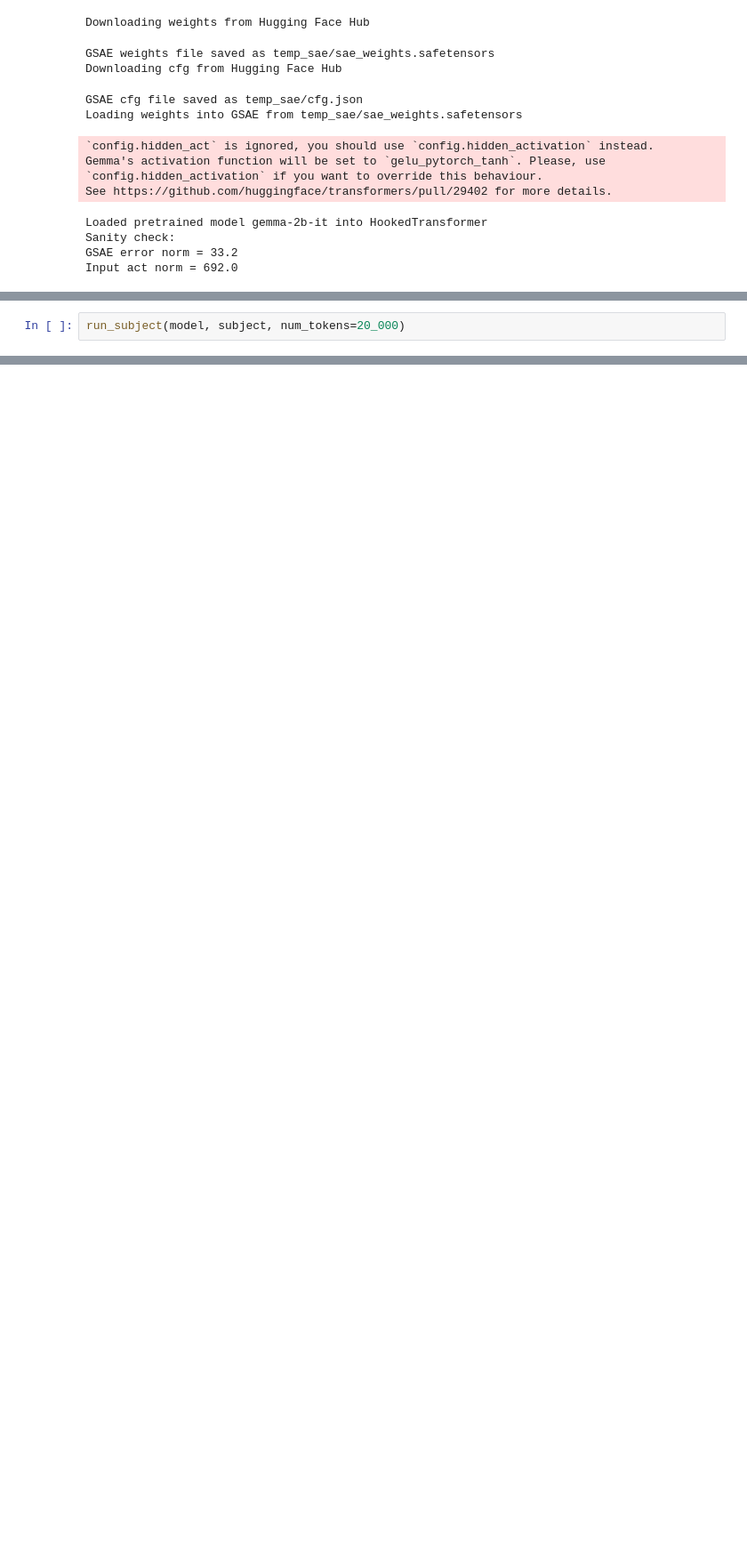
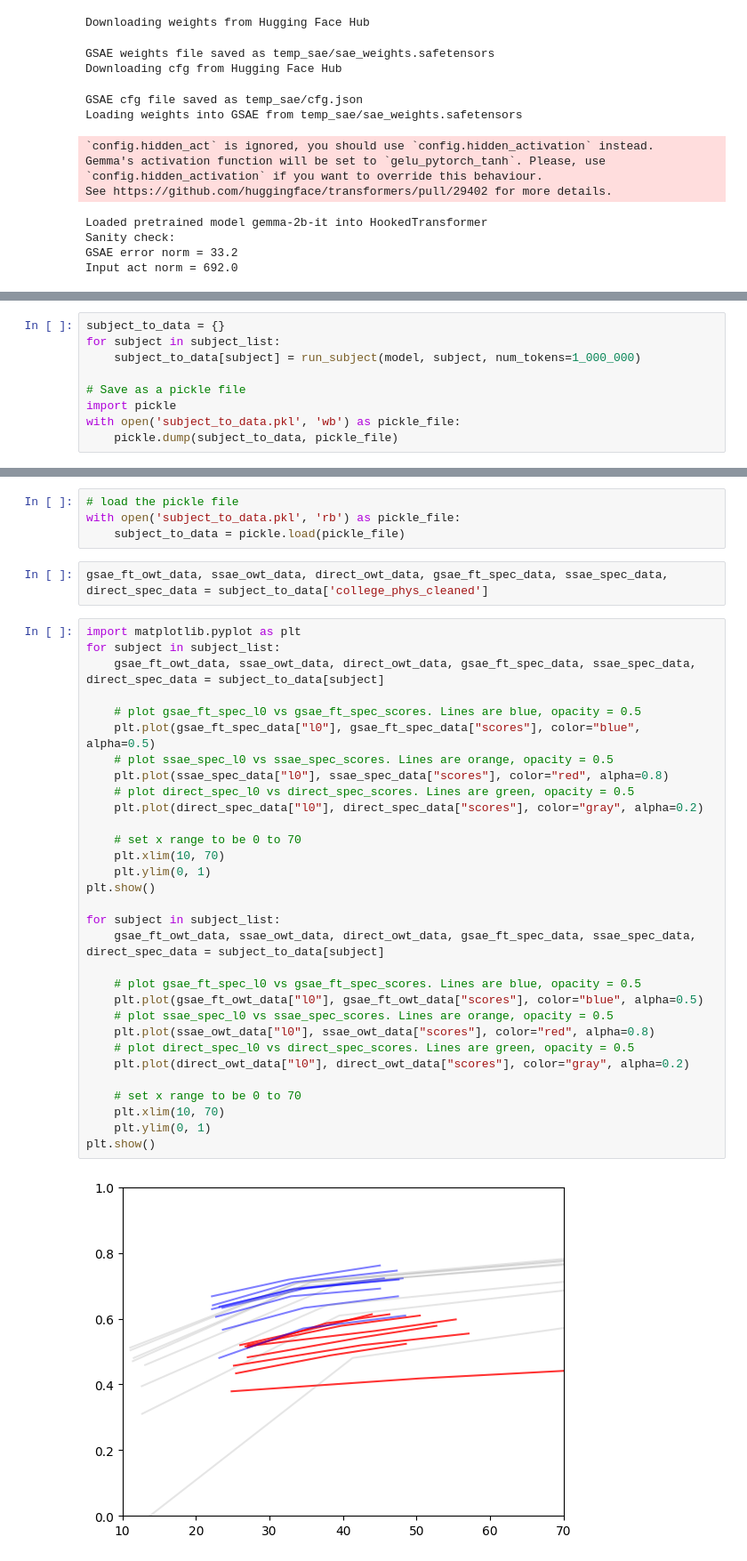
Before and after one commit to jacobcd52/specialised-SAEs, a Jupyter notebook: sae_lens/jacob/pareto.ipynb, the cells around one changed output, grey strips where cells are left out. Shown at 89% size. Saved outputs shown, nothing was run; the diff lists cells and outputs as text; blank space fills up the shorter version.

```diff
--- a/sae_lens/jacob/pareto.ipynb
+++ b/sae_lens/jacob/pareto.ipynb
@@ -212,5 +170,3 @@ def run_subject(model, subject, num_tokens=100_000):
                     "scores": direct_spec_scores}
 
     return gsae_ft_owt_data, ssae_owt_data, direct_owt_data, gsae_ft_spec_data, ssae_spec_data, direct_spec_data
-# %%
-run_subject(model, subject, num_tokens=20_000)
@@ -232,0 +179,9 @@ IndexError: The shape of the mask [768, 125] at index 0 does not match the shape
+# %%
+subject_to_data = {}
+for subject in subject_list:
+    subject_to_data[subject] = run_subject(model, subject, num_tokens=1_000_000)
+
+# Save as a pickle file
+import pickle
+with open('subject_to_data.pkl', 'wb') as pickle_file:
+    pickle.dump(subject_to_data, pickle_file)
@@ -232,0 +220,39 @@ IndexError: The shape of the mask [768, 125] at index 0 does not match the shape
+# %%
+# load the pickle file
+with open('subject_to_data.pkl', 'rb') as pickle_file:
+    subject_to_data = pickle.load(pickle_file)
+# %%
+gsae_ft_owt_data, ssae_owt_data, direct_owt_data, gsae_ft_spec_data, ssae_spec_data, direct_spec_data = subject_to_data['college_phys_cleaned']
+# %%
+import matplotlib.pyplot as plt
+for subject in subject_list:
+    gsae_ft_owt_data, ssae_owt_data, direct_owt_data, gsae_ft_spec_data, ssae_spec_data, direct_spec_data = subject_to_data[subject]
+
+    # plot gsae_ft_spec_l0 vs gsae_ft_spec_scores. Lines are blue, opacity = 0.5
+    plt.plot(gsae_ft_spec_data["l0"], gsae_ft_spec_data["scores"], color="blue", alpha=0.5)
+    # plot ssae_spec_l0 vs ssae_spec_scores. Lines are orange, opacity = 0.5
+    plt.plot(ssae_spec_data["l0"], ssae_spec_data["scores"], color="red", alpha=0.8)
+    # plot direct_spec_l0 vs direct_spec_scores. Lines are green, opacity = 0.5
+    plt.plot(direct_spec_data["l0"], direct_spec_data["scores"], color="gray", alpha=0.2)
+
+    # set x range to be 0 to 70
+    plt.xlim(10, 70)
+    plt.ylim(0, 1)
+plt.show()
+
+for subject in subject_list:
+    gsae_ft_owt_data, ssae_owt_data, direct_owt_data, gsae_ft_spec_data, ssae_spec_data, direct_spec_data = subject_to_data[subject]
+
+    # plot gsae_ft_spec_l0 vs gsae_ft_spec_scores. Lines are blue, opacity = 0.5
+    plt.plot(gsae_ft_owt_data["l0"], gsae_ft_owt_data["scores"], color="blue", alpha=0.5)
+    # plot ssae_spec_l0 vs ssae_spec_scores. Lines are orange, opacity = 0.5
+    plt.plot(ssae_owt_data["l0"], ssae_owt_data["scores"], color="red", alpha=0.8)
+    # plot direct_spec_l0 vs direct_spec_scores. Lines are green, opacity = 0.5
+    plt.plot(direct_owt_data["l0"], direct_owt_data["scores"], color="gray", alpha=0.2)
+
+    # set x range to be 0 to 70
+    plt.xlim(10, 70)
+    plt.ylim(0, 1)
+plt.show()
+# %% [output]
+[figure, added]
```
Also changed, not shown: parts of 11 cells of this notebook, 6 other files.
